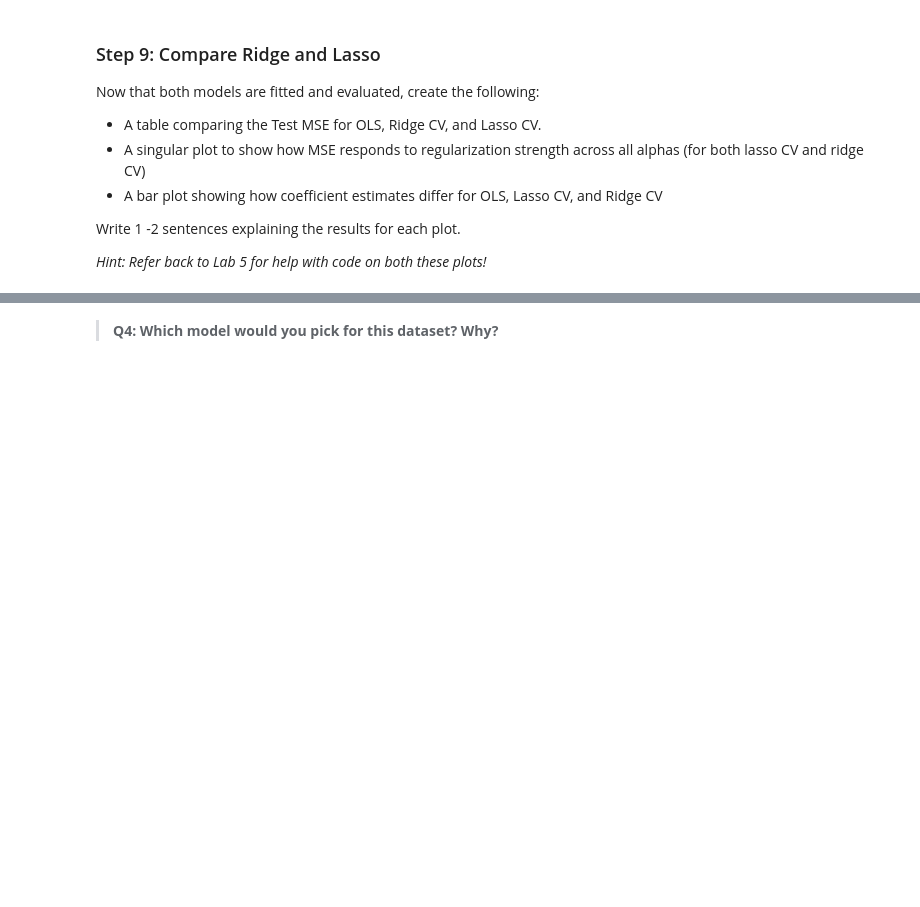
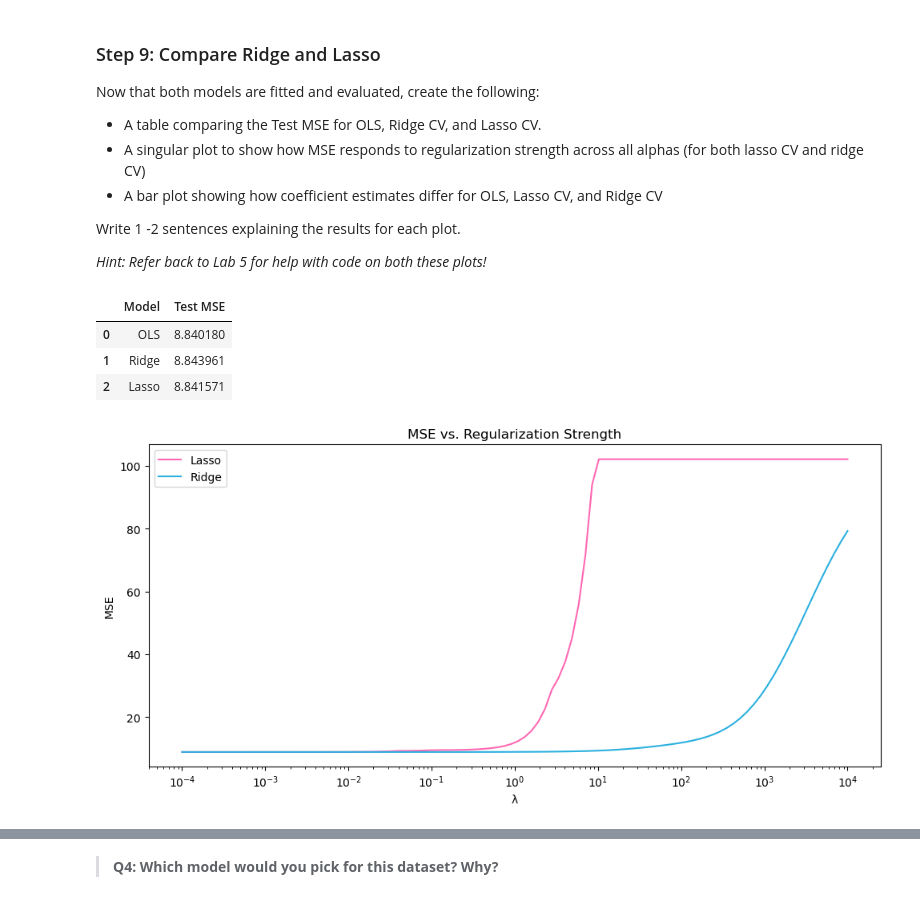
Before and after one commit to sofiiir/edds232-assignment-3, a Jupyter notebook: task1/hw3-task1.ipynb, the cells around one changed output, grey strips where cells are left out. Cells and saved outputs as stored; diff of their text form; code cells hidden in the pictures; blank space fills up the shorter version.

Commit message:
Fix otter issue and make plots

```diff
--- a/task1/hw3-task1.ipynb
+++ b/task1/hw3-task1.ipynb
@@ -107,9 +107,9 @@ y = df['Heating Load']
 X_train, X_test, y_train, y_test = train_test_split(X, y, test_size = 0.3, random_state=42)
 
 # scale the training and test X
-scaler = StandardScaler()
-X_train_scaled = scaler.fit_transform(X_train)
-X_test_scaled = scaler.fit_transform(X_test)
+scaler = StandardScaler().fit(X_train)
+X_train_scaled = scaler.transform(X_train)
+X_test_scaled = scaler.transform(X_test)
 # %%
 grader.check("q1")
 # %% [output]
@@ -366,3 +334,46 @@ Write 1 -2 sentences explaining the results for each plot.
 
 
 *Hint: Refer back to Lab 5 for help with code on both these plots!*
+# %%
+# create a dictionary with the OLS and Ridge coefficients
+test_mse_table = { 'Model' : ['OLS', 'Ridge', 'Lasso'],
+                   'Test MSE': [mse_ols, mse_rcv, mse_lcv]
+                   }
+
+# convert the table to a dataframe
+test_mse_df = pd.DataFrame(test_mse_table)
+test_mse_df
+# %% [output]
+|  | Model | Test MSE |
+| 0 | OLS | 8.840180 |
+| 1 | Ridge | 8.843961 |
+| 2 | Lasso | 8.841571 |
+# %%
+
+# visualize lambdas against MSE for Lasso and Ridge
+mse_lasso = []
+mse_ridge = []
+lambdas = np.logspace(-4, 4, 100)
+
+for lam in lambdas:
+    lasso = Lasso(alpha=lam)
+    ridge = Ridge(alpha=lam)
+
+    lasso.fit(X_train_scaled, y_train)
+    ridge.fit(X_train_scaled, y_train)
+
+    mse_lasso.append(mean_squared_error(y_test, lasso.predict(X_test_scaled)))
+    mse_ridge.append(mean_squared_error(y_test, ridge.predict(X_test_scaled)))
+
+plt.figure(figsize=(10, 5))
+plt.plot(lambdas, mse_lasso, label='Lasso', color='hotpink')
+plt.plot(lambdas, mse_ridge, label='Ridge', color="#2BB0E0")
+plt.xscale('log')
+plt.xlabel('λ')
+plt.ylabel('MSE')
+plt.title('MSE vs. Regularization Strength')
+plt.legend()
+plt.tight_layout()
+plt.show()
+# %% [output]
+[figure, added]
```
Also changed, not shown: parts of 6 cells of this notebook.
